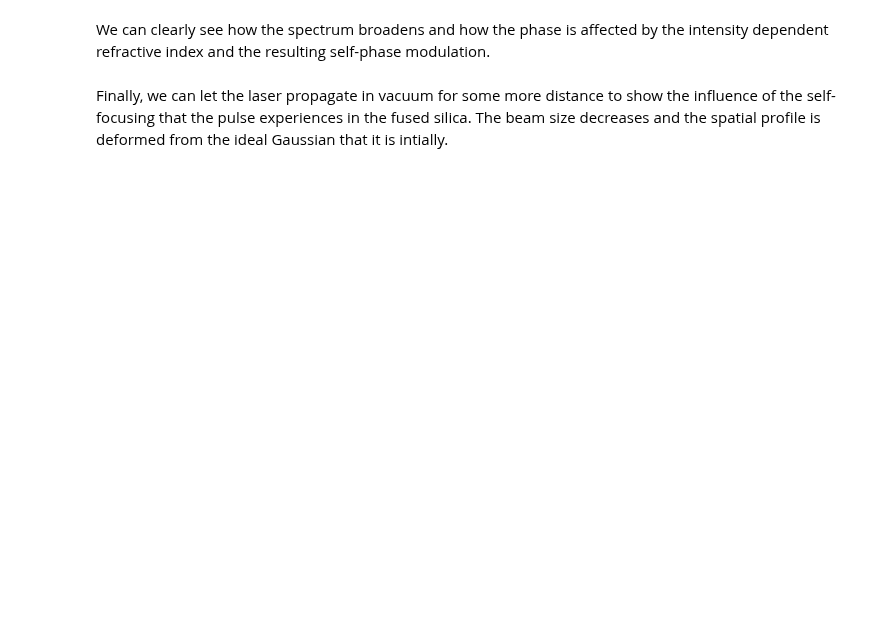
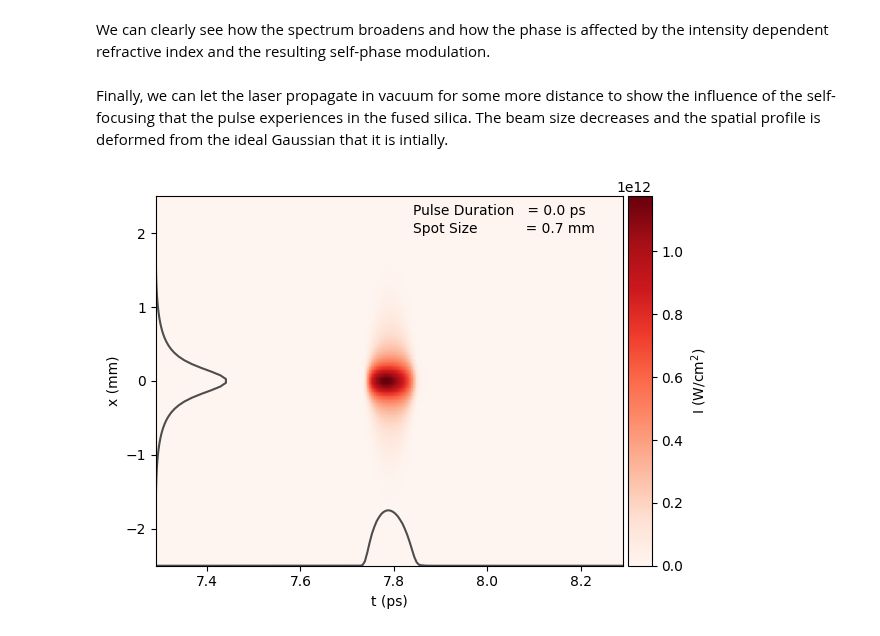
Before and after one commit to LASY-org/lasy, a Jupyter notebook: docs/source/tutorials/nonlinear_propagation_split_step.ipynb, the cells around one changed output. Saved outputs shown, nothing was run; the diff lists cells and outputs as text; code cells hidden in the pictures; blank space fills up the shorter version.

```diff
--- a/docs/source/tutorials/nonlinear_propagation_split_step.ipynb
+++ b/docs/source/tutorials/nonlinear_propagation_split_step.ipynb
@@ -84,7 +86,7 @@ A very common and proven approach for accurately simulating the nonlinear propag
 
 For our purpose, we can use the `AngularSpectrumDFFTPropagator` that describes the linear propagation in dispersive media, and the `NonlinearKerrStep` for the nonlinear propagation step. We will create them in the following:
 # %%
-linear_proapgator = AngularSpectrumDFFTPropagator(
+linear_propagator = AngularSpectrumPropagator(
     omega0=profile.omega0, n=n_fusedsilica, dim=laser.dim
 )
 nonlinear_phase = NonlinearKerrStep(n2=n2, k0=laser.profile.omega0 / c)
@@ -96,10 +98,12 @@ Lets do this iterative propagation next:
 Nsteps = 10  # number of propagation steps
 dz = d_FS / Nsteps  # length of the individual propagation steps
 
+laser.add_propagator(linear_propagator)
+
 for i in range(Nsteps):
     # linear propatation step
-    laser.grid = linear_proapgator.propagate(grid_in=laser.grid, distance=dz)
-
+    #laser.grid = linear_propagator.propagate(grid_in=laser.grid, distance=dz)
+    laser.propagate(dz)
     # nonlinear propagation step
     laser.grid = nonlinear_phase.apply(grid_in=laser.grid, distance=dz)
 
@@ -156,12 +166,14 @@ We can clearly see how the spectrum broadens and how the phase is affected by th
 Finally, we can let the laser propagate in vacuum for some more distance to show the influence of the self-focusing that the pulse experiences in the fused silica. The beam size decreases and the spatial profile is deformed from the ideal Gaussian that it is intially.
 # %%
 # define propagator for vacuum
-linear_propagator_vacuum = AngularSpectrumDFFTPropagator(
+linear_propagator_vacuum = AngularSpectrumPropagator(
     omega0=profile.omega0, n=1.0, dim=laser.dim
 )
 
 # propagate in vacuum
 laser.grid = linear_propagator_vacuum.propagate(grid_in=laser.grid, distance=0.2)
 
 # show laser after propagation
 laser.show(show_intensity=True)
+# %% [output]
+[figure, added]
```
Also changed, not shown: parts of 5 cells of this notebook, 1 other file.
